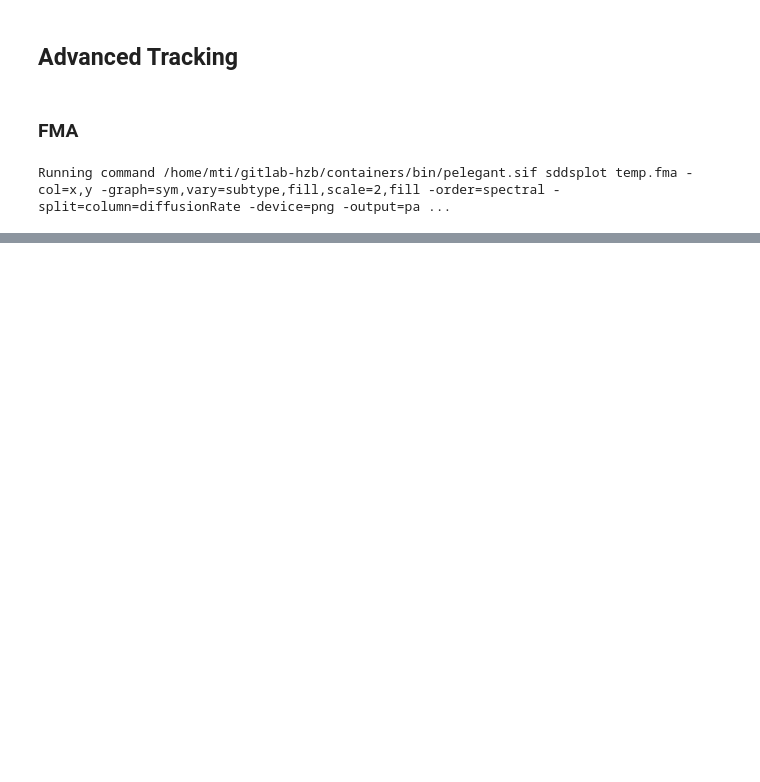
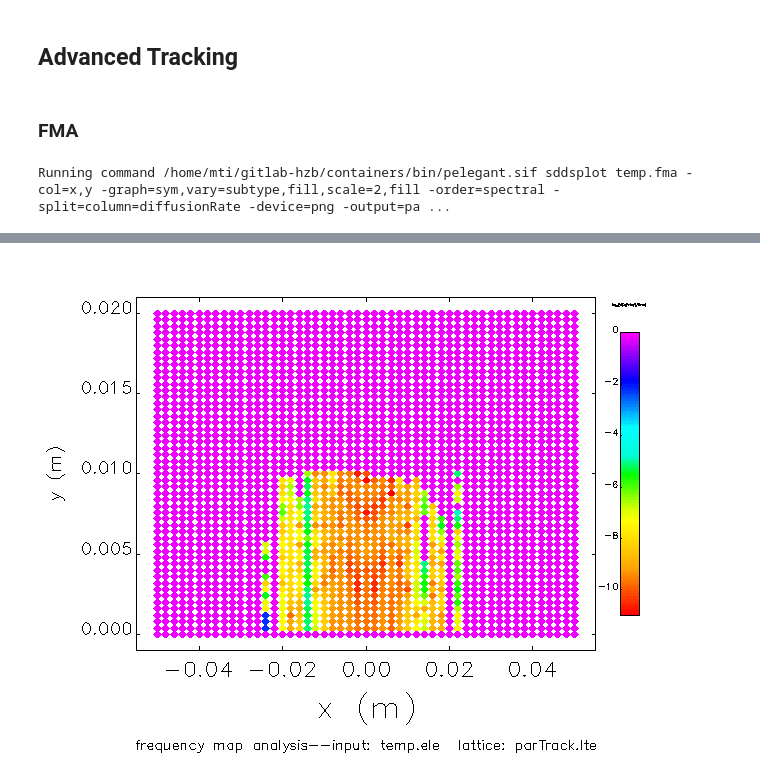
Before and after one commit to tomerten/PyElegantSDDS, a Jupyter notebook: docs/notebook/Tutorial_ElegantRun.ipynb, the cells around one changed output, grey strips where cells are left out. Cells and saved outputs as stored; diff of their text form; code cells hidden in the pictures; blank space fills up the shorter version.

```diff
--- a/docs/notebook/Tutorial_ElegantRun.ipynb
+++ b/docs/notebook/Tutorial_ElegantRun.ipynb
@@ -352,2 +408,6 @@ Running command /home/mti/gitlab-hzb/containers/bin/pelegant.sif sddsplot temp.f
+# %%
+Image(filename="partrack_fma_diffusionrate.png")
+# %% [output]
+[figure, added]
 # %%
 sddsp.sddsplot_tunediagram(scale="0,1,0,1", device='png',output="partrack_tune.png" )
```
Also changed, not shown: parts of 70 cells of this notebook, 24 other files.
